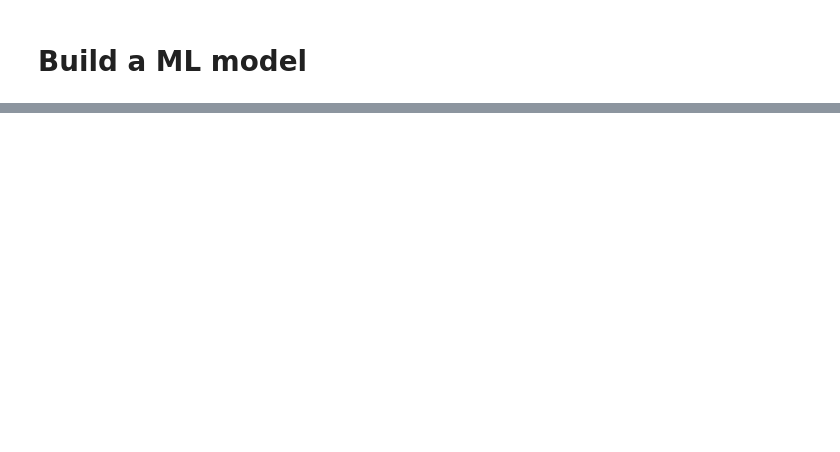
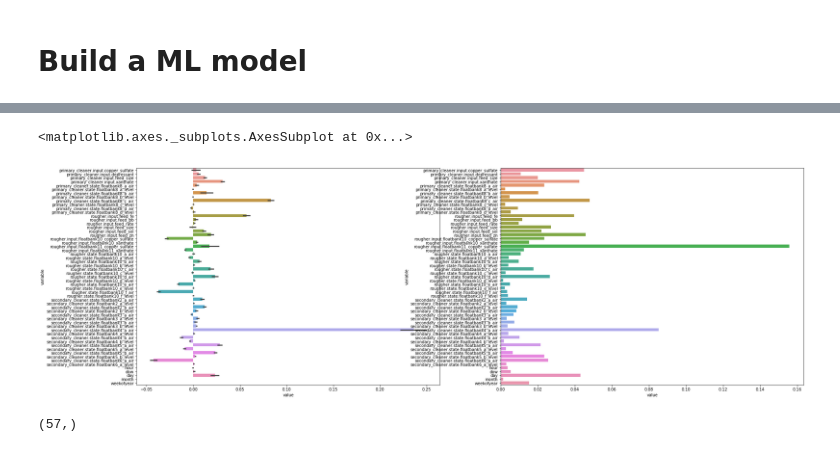
Before and after one commit to AntonBiryukovUofC/unearthed-zinc, a Jupyter notebook: notebooks/build_a_model_test.ipynb, the cells around one changed output, grey strips where cells are left out. Cells and saved outputs as stored; diff of their text form; code cells hidden in the pictures; blank space fills up the shorter version.

```diff
--- a/notebooks/build_a_model_test.ipynb
+++ b/notebooks/build_a_model_test.ipynb
@@ -163,6 +136,9 @@ Result on validation data:  8.27011818383979
 # %%
-rf = RandomForestRegressor(n_estimators = 50,max_depth = 5,n_jobs=6,verbose = 1,random_state=123)
+from sklearn.ensemble import RandomForestRegressor
+from sklearn.metrics import median_absolute_error
+from src.models.model import mase
+rf = RandomForestRegressor(n_estimators = 100,max_depth = 10 ,n_jobs=-1,verbose = 1,random_state=123,min_samples_split=5,criterion = 'mae')
 rf.fit(X_train_raw,y_train_raw)
-score = median_absolute_error(y_test_raw,rf.predict(X_test_raw))
+score = mase(y_test_raw,rf.predict(X_test_raw))
 print(f'Score valid = {score}')
 # %% [output]
@@ -175,0 +152,19 @@ Score valid = 5.397317989228526
+# %%
+import seaborn as sns
+from mlxtend.evaluate import feature_importance_permutation
+from sklearn.metrics import make_scorer
+imp_vals, imp_all = feature_importance_permutation(predict_method=rf.predict, X=X_test_raw.values, y=y_test_raw.values, metric='rmse', num_rounds=10,  seed=1)
+
+fig,ax = plt.subplots(figsize = (30,10),ncols=2)
+
+feat_df = pd.DataFrame(data=imp_all.T,columns = X_test_raw.columns).reset_index().melt(id_vars = 'index')
+feat_df_rf = pd.DataFrame(data={'variable':X_test_raw.columns,'value':rf.feature_importances_})
+sns.barplot(data = feat_df,y='variable',x='value',ax =ax[0])
+sns.barplot(data = feat_df_rf,y='variable',x='value',ax =ax[1])
+# %% [output]
+<matplotlib.axes._subplots.AxesSubplot at 0x...>
+[figure, added]
+# %%
+rf.feature_importances_.shape
+# %% [output]
+(57,)
```
Also changed, not shown: parts of 14 cells of this notebook, 4 other files.
